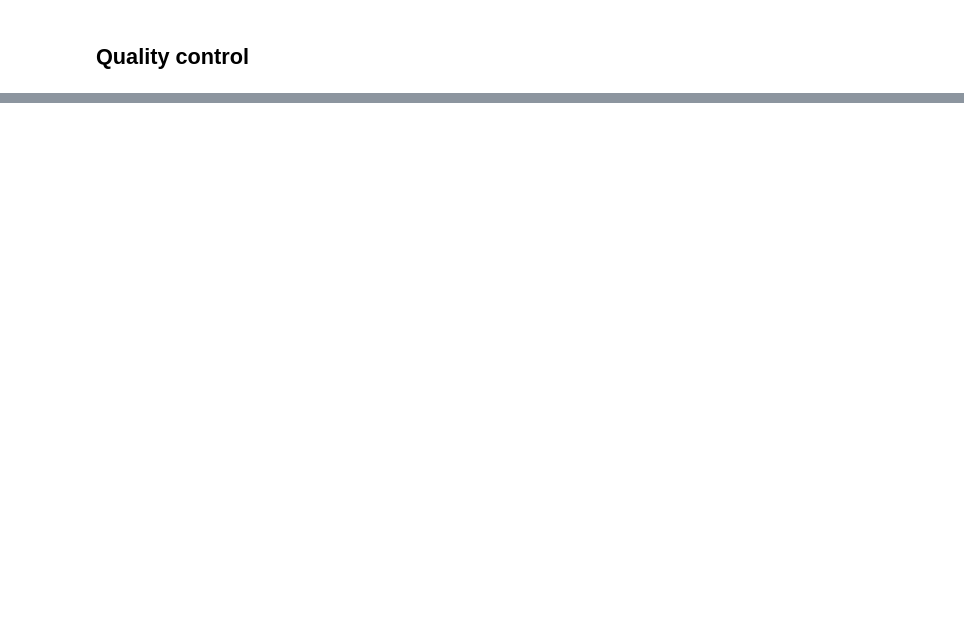
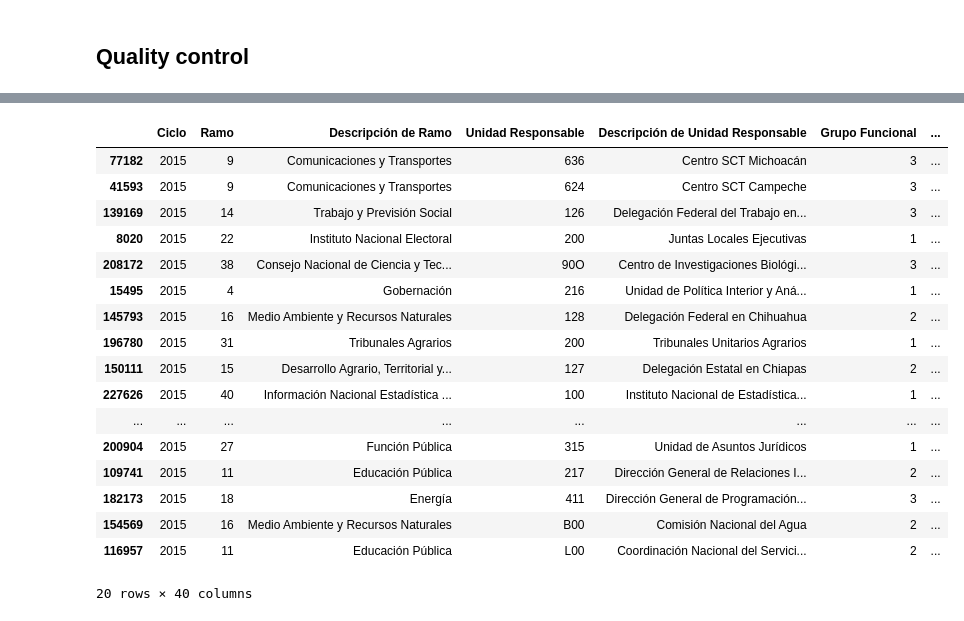
Before and after one commit to os-data/mexican-federal-budget, a Jupyter notebook: pipeline.ipynb, the cells around one changed output, grey strips where cells are left out. Cells and saved outputs as stored; diff of their text form; code cells hidden in the pictures; blank space fills up the shorter version.

```diff
--- a/pipeline.ipynb
+++ b/pipeline.ipynb
@@ -552,4 +528,5 @@ for year, budget in budgets.items():
     filepath = MERGED_FILE.replace('merged', str(year))
     budget.to_csv(filepath, encoding='utf-8', index=False)
     print('Saved', filepath)
+    stdout.flush()
 # %% [output]
@@ -586,0 +687,21 @@ list(missing_ids['ID'].values)
+# %%
+budget.sample(n=20)
+# %% [output]
+|  | Ciclo | Ramo | Descripción de Ramo | Unidad Responsable | Descripción de Unidad Responsable | Grupo Funcional | ... |
+| 77182 | 2015 | 9 | Comunicaciones y Transportes | 636 | Centro SCT Michoacán | 3 | ... |
+| 41593 | 2015 | 9 | Comunicaciones y Transportes | 624 | Centro SCT Campeche | 3 | ... |
+| 139169 | 2015 | 14 | Trabajo y Previsión Social | 126 | Delegación Federal del Trabajo en... | 3 | ... |
+| 8020 | 2015 | 22 | Instituto Nacional Electoral | 200 | Juntas Locales Ejecutivas | 1 | ... |
+| 208172 | 2015 | 38 | Consejo Nacional de Ciencia y Tec... | 90O | Centro de Investigaciones Biológi... | 3 | ... |
+| 15495 | 2015 | 4 | Gobernación | 216 | Unidad de Política Interior y Aná... | 1 | ... |
+| 145793 | 2015 | 16 | Medio Ambiente y Recursos Naturales | 128 | Delegación Federal en Chihuahua | 2 | ... |
+| 196780 | 2015 | 31 | Tribunales Agrarios | 200 | Tribunales Unitarios Agrarios | 1 | ... |
+| 150111 | 2015 | 15 | Desarrollo Agrario, Territorial y... | 127 | Delegación Estatal en Chiapas | 2 | ... |
+| 227626 | 2015 | 40 | Información Nacional Estadística ... | 100 | Instituto Nacional de Estadística... | 1 | ... |
+| ... | ... | ... | ... | ... | ... | ... | ... |
+| 200904 | 2015 | 27 | Función Pública | 315 | Unidad de Asuntos Jurídicos | 1 | ... |
+| 109741 | 2015 | 11 | Educación Pública | 217 | Dirección General de Relaciones I... | 2 | ... |
+| 182173 | 2015 | 18 | Energía | 411 | Dirección General de Programación... | 3 | ... |
+| 154569 | 2015 | 16 | Medio Ambiente y Recursos Naturales | B00 | Comisión Nacional del Agua | 2 | ... |
+| 116957 | 2015 | 11 | Educación Pública | L00 | Coordinación Nacional del Servici... | 2 | ... |
+20 rows × 40 columns
```
Also changed, not shown: parts of 18 cells of this notebook, 6 other files.
